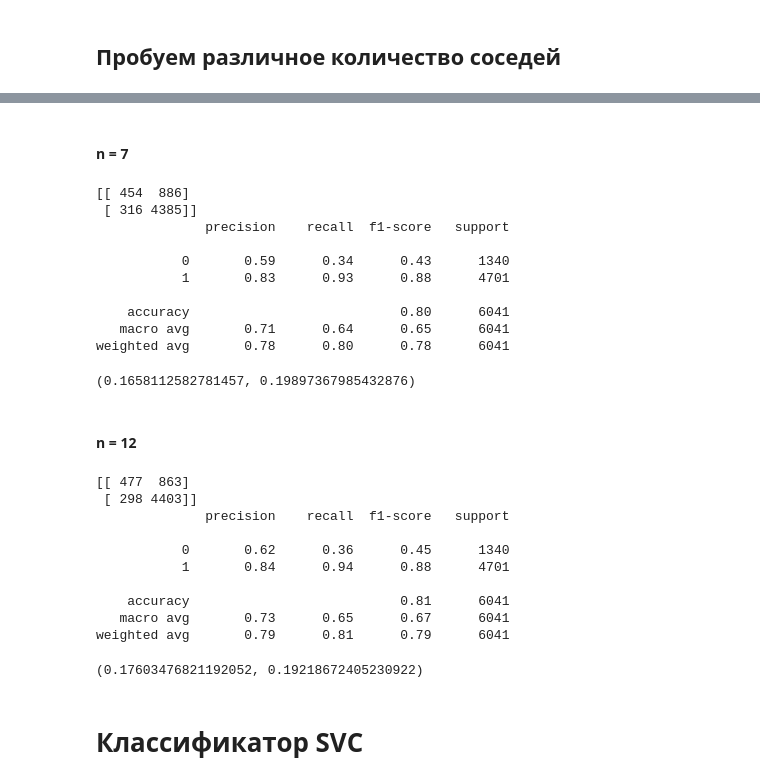
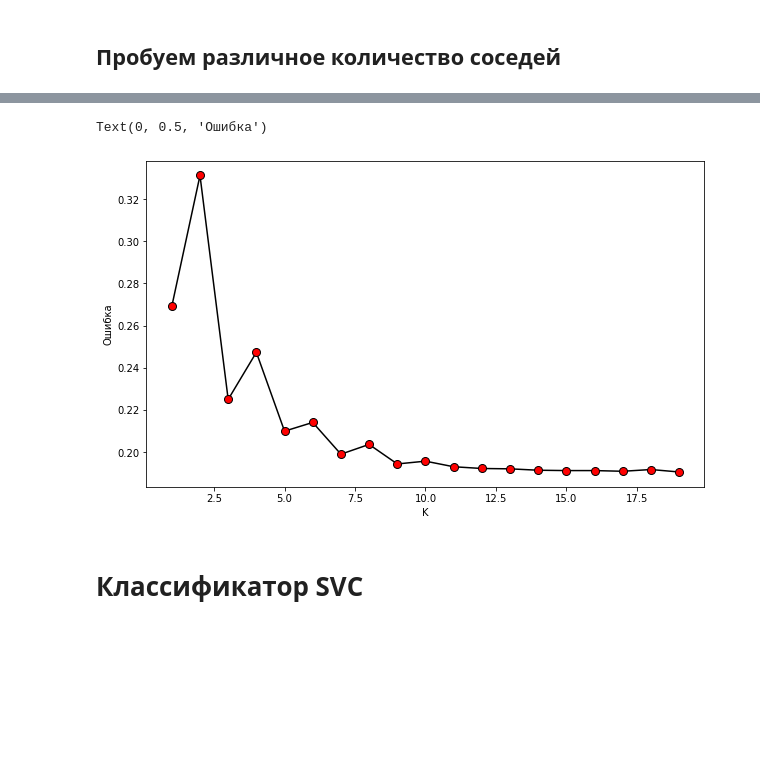
Before and after one commit to azirb/machine_learning_python, a Jupyter notebook: Homework1/KNN analysis.ipynb, the cells around one changed output, grey strips where cells are left out. Cells and saved outputs as stored; diff of their text form; code cells hidden in the pictures; blank space fills up the shorter version.

```diff
--- a/Homework1/KNN analysis.ipynb
+++ b/Homework1/KNN analysis.ipynb
@@ -285,9 +289,8 @@ N_train, N_test
 # %%
 knn = KNeighborsClassifier()
-knn.set_params(n_neighbors=5)
-knn.fit(X_train.values, Y_train)
-y_train_pred = knn.predict(X_train.values)
-y_test_pred = knn.predict(X_test.values)
-print(confusion_matrix(Y_test,y_test_pred))
-print(classification_report(Y_test,y_test_pred))
-np.mean(Y_train != y_train_pred), np.mean(Y_test != y_test_pred)
+error_rate = []
+for i in range(1, 20):
+    knn = KNeighborsClassifier(n_neighbors=i)
+    knn.fit(X_train.values, Y_train)
+    pred_i = knn.predict(X_test.values)
+    error_rate.append(np.mean(pred_i != Y_test))
@@ -306,49 +297,12 @@ weighted avg       0.77      0.79      0.77      6041
-# %% [markdown]
-<h4>n = 7</h4>
-# %%
-knn = KNeighborsClassifier()
-knn.set_params(n_neighbors=7)
-knn.fit(X_train.values, Y_train)
-y_train_pred = knn.predict(X_train.values)
-y_test_pred = knn.predict(X_test.values)
-print(confusion_matrix(Y_test,y_test_pred))
-print(classification_report(Y_test,y_test_pred))
-np.mean(Y_train != y_train_pred), np.mean(Y_test != y_test_pred)
-# %% [output]
-[[ 454  886]
- [ 316 4385]]
-              precision    recall  f1-score   support
-
-           0       0.59      0.34      0.43      1340
-           1       0.83      0.93      0.88      4701
-
-    accuracy                           0.80      6041
-   macro avg       0.71      0.64      0.65      6041
-weighted avg       0.78      0.80      0.78      6041
-(0.1658112582781457, 0.19897367985432876)
-# %% [markdown]
-<h4>n = 12</h4>
-# %%
-knn = KNeighborsClassifier()
-knn.set_params(n_neighbors=12)
-knn.fit(X_train.values, Y_train)
-y_train_pred = knn.predict(X_train.values)
-y_test_pred = knn.predict(X_test.values)
-print(confusion_matrix(Y_test,y_test_pred))
-print(classification_report(Y_test,y_test_pred))
-np.mean(Y_train != y_train_pred), np.mean(Y_test != y_test_pred)
-# %% [output]
-[[ 477  863]
- [ 298 4403]]
-              precision    recall  f1-score   support
-
-           0       0.62      0.36      0.45      1340
-           1       0.84      0.94      0.88      4701
-
-    accuracy                           0.81      6041
-   macro avg       0.73      0.65      0.67      6041
-weighted avg       0.79      0.81      0.79      6041
-(0.17603476821192052, 0.19218672405230922)
+# %%
+plt.figure(figsize=(10,6))
+plt.plot(range(1,20),error_rate,color='black', linestyle='solid', marker='o',
+         markerfacecolor='red', markersize=8)
+plt.xlabel('K')
+plt.ylabel('Ошибка')
+# %% [output]
+Text(0, 0.5, 'Ошибка')
+[figure, added]
 # %% [markdown]
 <h1>Классификатор SVС</h1>
 # %% [markdown]
```
Also changed, not shown: parts of 13 cells of this notebook.
